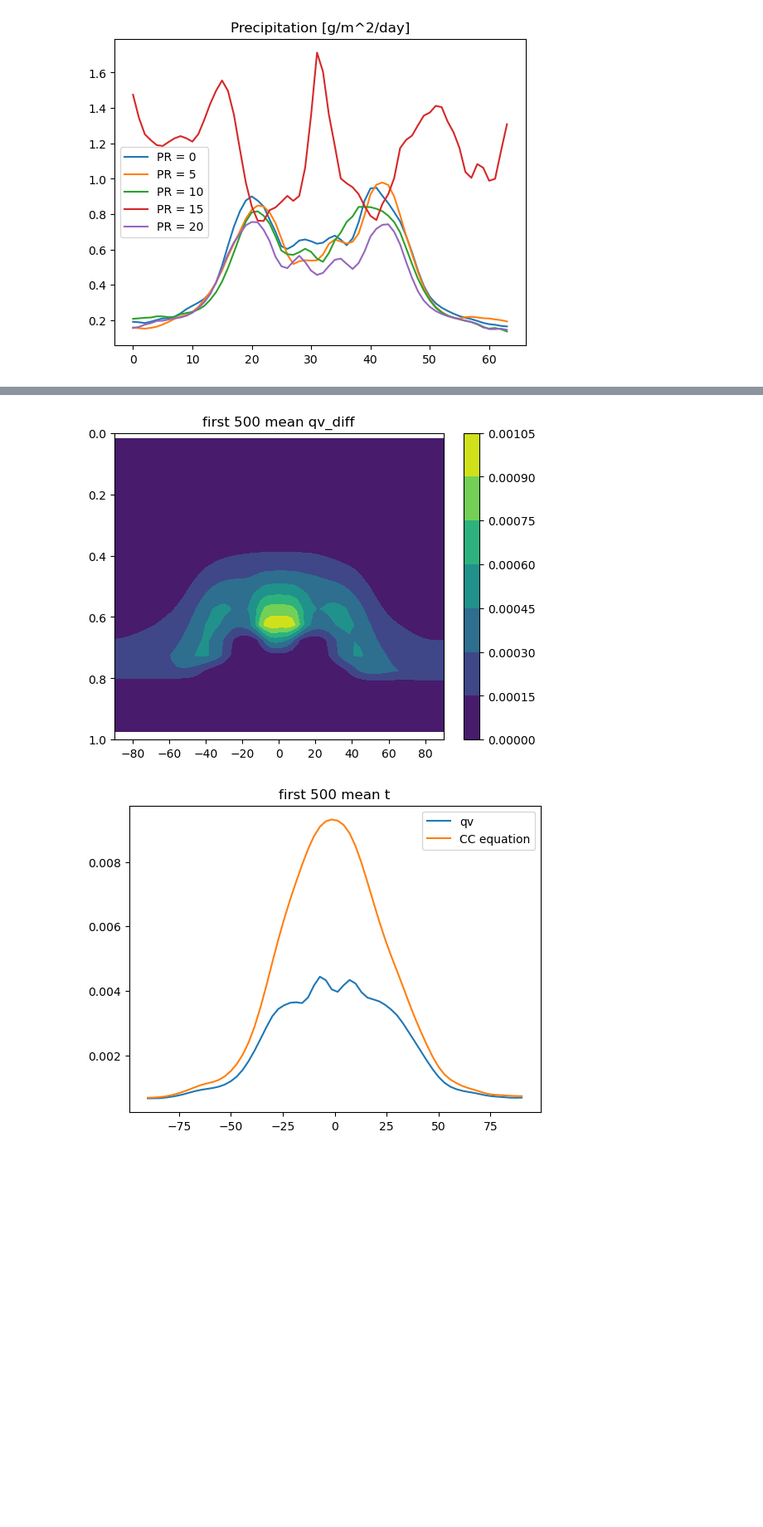
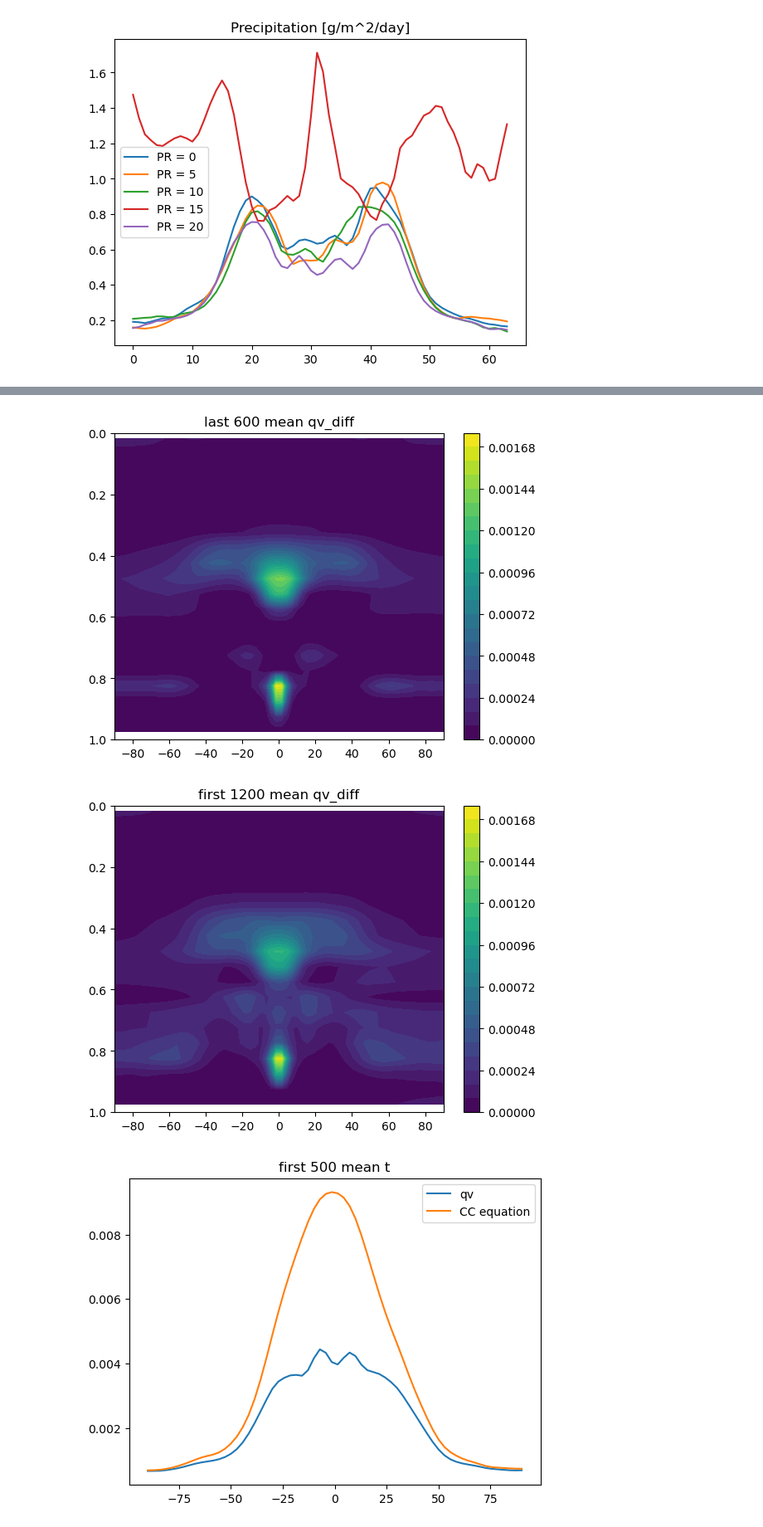
Before and after one commit to PeterChang1023/Dycore_Master, a Jupyter notebook: dycore/IdealizeSpetral.jl/exp/HSt42/check_spinupday.ipynb, the cells around one changed output, grey strips where cells are left out. Shown: that part at 83% size. Saved outputs shown, nothing was run; the diff lists cells and outputs as text; code cells hidden in the pictures; blank space fills up the shorter version.

```diff
--- a/dycore/IdealizeSpetral.jl/exp/HSt42/check_spinupday.ipynb
+++ b/dycore/IdealizeSpetral.jl/exp/HSt42/check_spinupday.ipynb
@@ -30,6 +32,7 @@ class Dycore:
         self.qv = self.getVar("grid_tracers_c_xyz1t")
 
         self.qv_diff = self.getVar("grid_tracers_diff_xyz1t")
+        # self.grid_t_eq_ref_xyzt = self.getVar("grid_t_eq_ref_xyzt")
         self.omega   = self.getVar("grid_w_full_xyzt")
 
 
@@ -94,7 +97,7 @@ class Dycore:
         self.Prec[:, 0,:,:] = 1/self.g * self.qv_diff[:, 0,:,:] * (self.p[:, 1,:,:] - self.p[:, 0,:,:])/2
         self.Prec[:,-1,:,:] = 1/self.g * self.qv_diff[:,-1,:,:] * (self.p[:,-1,:,:] - self.p[:,-2,:,:])/2
 
-        self.Prec_mean = np.nansum(self.Prec, axis=(1))
+        self.Prec_mean  = np.nanmean(self.Prec, axis=(1))
         self.Prec_mean2 = np.nanmean(self.Prec_mean, axis=(2))
 
         return self.Prec_mean2
@@ -437,5 +448,5 @@ plt.show()
 # %%
-file = "800day_test_all.dat"
+file = "t_init_RH75_PR10_1600day_test_all.dat"
 dycore = Dycore(file)
 # %%
 v_o = dycore.v
@@ -513,16 +637,27 @@ plt.show()
 # %%
 plt.figure(dpi=100.)
-qv_diff_mean = np.nanmean(qv_diff[:500,:,:,:], axis=(0,3))
+qv_diff_mean = np.nanmean(qv_diff[-600:,:,:,:], axis=(0,3))
 # qv_diff_mean = np.nanmean(qv_diff[-100:,:,:,:], axis=(0,3))
 
-CS = plt.contourf(yy, sigma_mean2, qv_diff_mean)
+CS = plt.contourf(yy, sigma_mean2, qv_diff_mean, levels=21)
 plt.colorbar(CS)
-plt.title("first 500 mean qv_diff")
+plt.title("last 600 mean qv_diff")
 
 plt.ylim([1,0])
 plt.show()
+#######################
+plt.figure(dpi=100.)
+qv_diff_mean = np.nanmean(qv_diff[:1200,:,:,:], axis=(0,3))
+
+CS = plt.contourf(yy, sigma_mean2, qv_diff_mean, levels=21)
+plt.colorbar(CS)
+plt.title("first 1200 mean qv_diff")
+
+plt.ylim([1,0])
+plt.show()
 # %% [output]
-[figure, old version]
+[figure, new version]
+[figure, added]
 # %%
 qv_mean = np.nanmean(qv[350:355,:,:,:], axis=(0,1,3))
 
```
Also changed, not shown: parts of 14 cells of this notebook, 2 other files.
